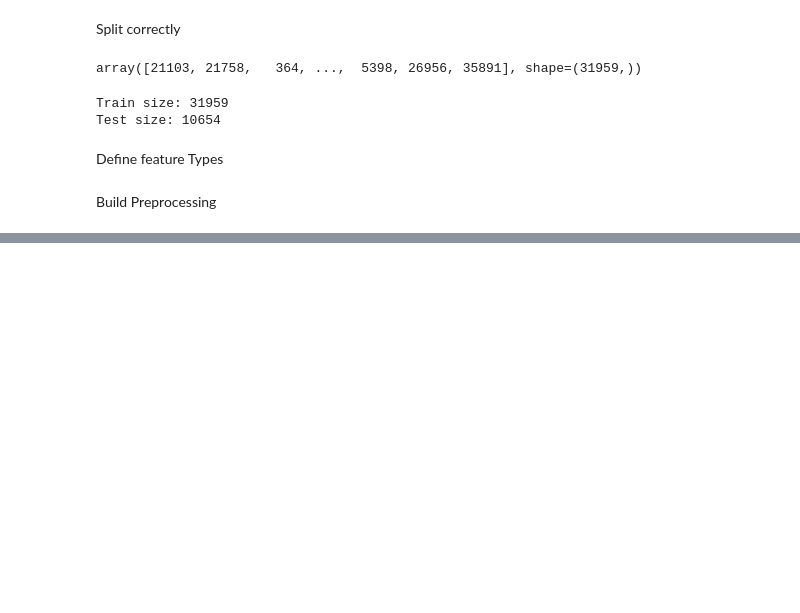
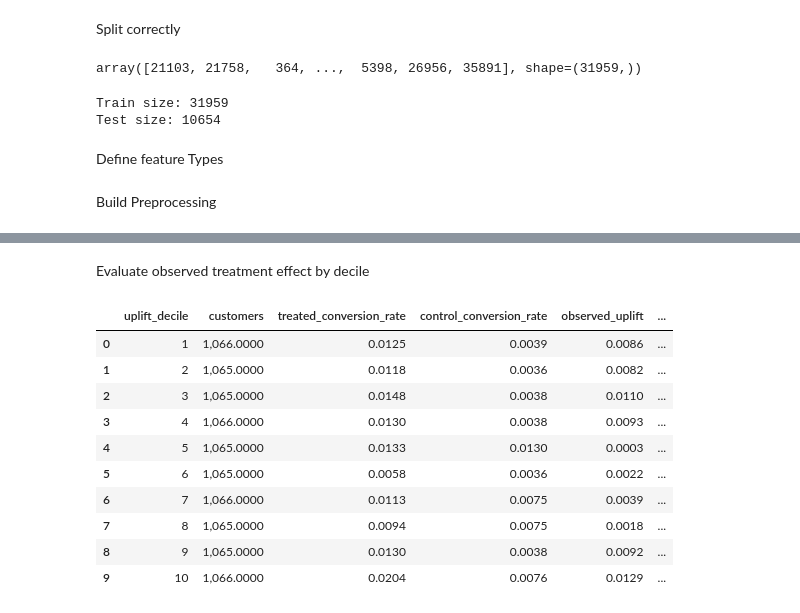
Before and after one commit to Phiziics/Product_ml, a Jupyter notebook: ab_testing/hillstrom-ab-testing/notebooks/03_uplift_modeling.ipynb, the cells around one changed output, grey strips where cells are left out. Drawn from its saved outputs; the diff is of its cells as text; code cells hidden in the pictures; blank space fills up the shorter version.

```diff
--- a/ab_testing/hillstrom-ab-testing/notebooks/03_uplift_modeling.ipynb
+++ b/ab_testing/hillstrom-ab-testing/notebooks/03_uplift_modeling.ipynb
@@ -347,0 +608,58 @@ preprocessor = ColumnTransformer(
+# %% [markdown]
+Evaluate observed treatment effect by decile
+# %%
+# Calculate observed treatment effect within each uplift decile
+decile_summary = (
+    uplift_results
+    .groupby("uplift_decile")
+    .apply(
+        lambda group: pd.Series({
+            "customers": len(group),
+
+            "treated_conversion_rate": (
+                group.loc[
+                    group["actual_treatment"] == 1,
+                    "actual_conversion"
+                ].mean()
+            ),
+
+            "control_conversion_rate": (
+                group.loc[
+                    group["actual_treatment"] == 0,
+                    "actual_conversion"
+                ].mean()
+            ),
+
+            "observed_uplift": (
+                group.loc[
+                    group["actual_treatment"] == 1,
+                    "actual_conversion"
+                ].mean()
+                -
+                group.loc[
+                    group["actual_treatment"] == 0,
+                    "actual_conversion"
+                ].mean()
+            ),
+
+            "avg_predicted_uplift": (
+                group["predicted_uplift"].mean()
+            )
+        })
+    )
+    .reset_index()
+)
+
+decile_summary
+# %% [output]
+|  | uplift_decile | customers | treated_conversion_rate | control_conversion_rate | observed_uplift | ... |
+| 0 | 1 | 1,066.0000 | 0.0125 | 0.0039 | 0.0086 | ... |
+| 1 | 2 | 1,065.0000 | 0.0118 | 0.0036 | 0.0082 | ... |
+| 2 | 3 | 1,065.0000 | 0.0148 | 0.0038 | 0.0110 | ... |
+| 3 | 4 | 1,066.0000 | 0.0130 | 0.0038 | 0.0093 | ... |
+| 4 | 5 | 1,065.0000 | 0.0133 | 0.0130 | 0.0003 | ... |
+| 5 | 6 | 1,065.0000 | 0.0058 | 0.0036 | 0.0022 | ... |
+| 6 | 7 | 1,066.0000 | 0.0113 | 0.0075 | 0.0039 | ... |
+| 7 | 8 | 1,065.0000 | 0.0094 | 0.0075 | 0.0018 | ... |
+| 8 | 9 | 1,065.0000 | 0.0130 | 0.0038 | 0.0092 | ... |
+| 9 | 10 | 1,066.0000 | 0.0204 | 0.0076 | 0.0129 | ... |
```
Also changed, not shown: parts of 32 cells of this notebook.
